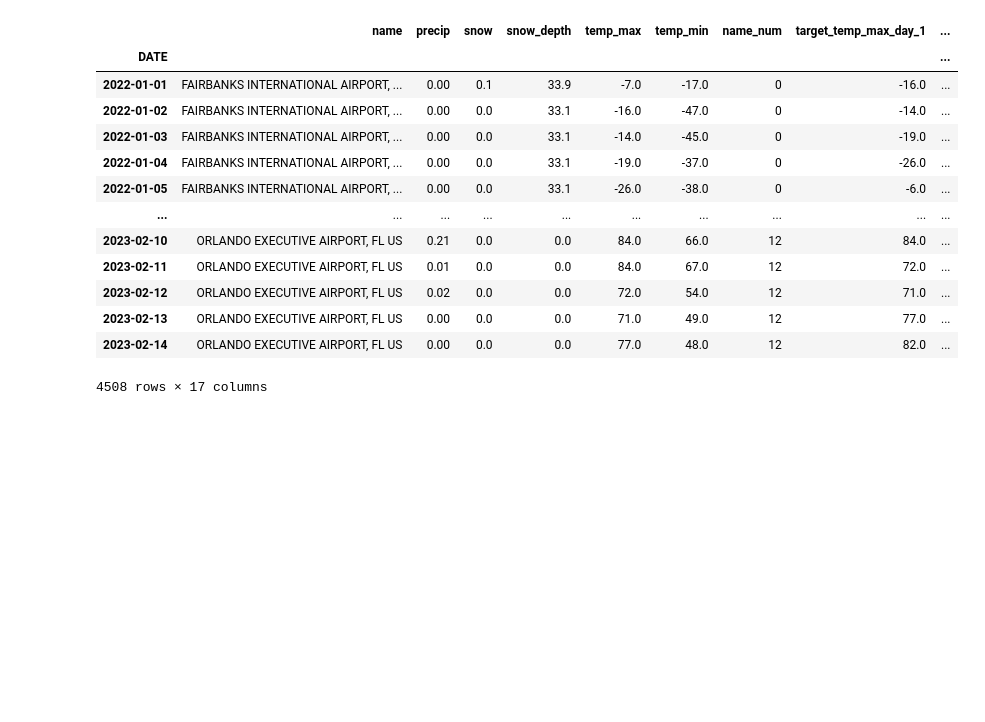
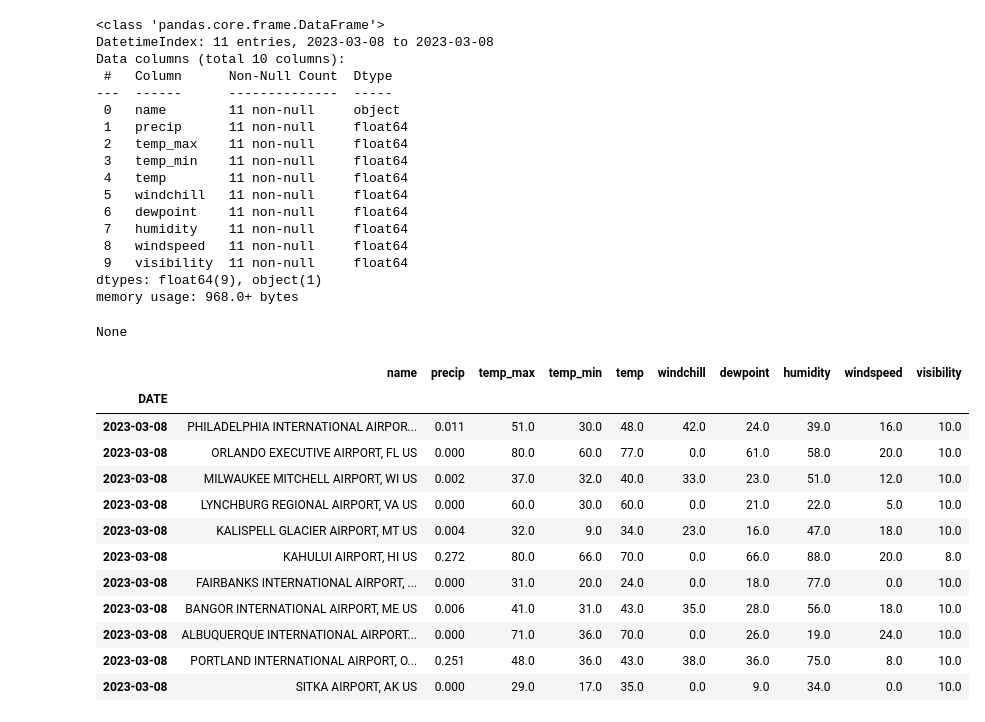
Before and after one commit to Reed-Carter/Weather_Forcaster, a Jupyter notebook: weather_forecast.ipynb, the cells around one changed output. Cells and saved outputs as stored; diff of their text form; code cells hidden in the pictures; blank space fills up the shorter version.

```diff
--- a/weather_forecast.ipynb
+++ b/weather_forecast.ipynb
@@ -301,23 +294,46 @@ source_df.index.names = ['DATE']
 
 #combine source df and test set so the test set had the most current info
 test_set_forecast = pd.concat([test_set, source_df])
-test_set_forecast = test_set_forecast[['name','precip','temp_max','temp_min']]
-display(test_set)
+#map each citiy to a numerical values to be used in the regression analysis
+test_set_forecast['name'] = test_set_forecast['name'].astype('category')
+test_set_forecast['city_number'] = test_set_forecast['name'].cat.codes
+test_set_forecast = test_set_forecast[['name','precip','temp_max','temp_min','city_number']]
+display(source_df.info())
 # %% [output]
-|  | name | precip | snow | snow_depth | temp_max | temp_min | name_num | target_temp_max_day_1 | ... |
-| DATE |  |  |  |  |  |  |  |  | ... |
-| 2022-01-01 | FAIRBANKS INTERNATIONAL AIRPORT, ... | 0.00 | 0.1 | 33.9 | -7.0 | -17.0 | 0 | -16.0 | ... |
-| 2022-01-02 | FAIRBANKS INTERNATIONAL AIRPORT, ... | 0.00 | 0.0 | 33.1 | -16.0 | -47.0 | 0 | -14.0 | ... |
-| 2022-01-03 | FAIRBANKS INTERNATIONAL AIRPORT, ... | 0.00 | 0.0 | 33.1 | -14.0 | -45.0 | 0 | -19.0 | ... |
-| 2022-01-04 | FAIRBANKS INTERNATIONAL AIRPORT, ... | 0.00 | 0.0 | 33.1 | -19.0 | -37.0 | 0 | -26.0 | ... |
-| 2022-01-05 | FAIRBANKS INTERNATIONAL AIRPORT, ... | 0.00 | 0.0 | 33.1 | -26.0 | -38.0 | 0 | -6.0 | ... |
-| ... | ... | ... | ... | ... | ... | ... | ... | ... | ... |
-| 2023-02-10 | ORLANDO EXECUTIVE AIRPORT, FL US | 0.21 | 0.0 | 0.0 | 84.0 | 66.0 | 12 | 84.0 | ... |
-| 2023-02-11 | ORLANDO EXECUTIVE AIRPORT, FL US | 0.01 | 0.0 | 0.0 | 84.0 | 67.0 | 12 | 72.0 | ... |
-| 2023-02-12 | ORLANDO EXECUTIVE AIRPORT, FL US | 0.02 | 0.0 | 0.0 | 72.0 | 54.0 | 12 | 71.0 | ... |
-| 2023-02-13 | ORLANDO EXECUTIVE AIRPORT, FL US | 0.00 | 0.0 | 0.0 | 71.0 | 49.0 | 12 | 77.0 | ... |
-| 2023-02-14 | ORLANDO EXECUTIVE AIRPORT, FL US | 0.00 | 0.0 | 0.0 | 77.0 | 48.0 | 12 | 82.0 | ... |
-4508 rows × 17 columns
+<class 'pandas.core.frame.DataFrame'>
+DatetimeIndex: 11 entries, 2023-03-08 to 2023-03-08
+Data columns (total 10 columns):
+ #   Column      Non-Null Count  Dtype
+---  ------      --------------  -----
+ 0   name        11 non-null     object
+ 1   precip      11 non-null     float64
+ 2   temp_max    11 non-null     float64
+ 3   temp_min    11 non-null     float64
+ 4   temp        11 non-null     float64
+ 5   windchill   11 non-null     float64
+ 6   dewpoint    11 non-null     float64
+ 7   humidity    11 non-null     float64
+ 8   windspeed   11 non-null     float64
+ 9   visibility  11 non-null     float64
+dtypes: float64(9), object(1)
+memory usage: 968.0+ bytes
+None
+# %%
+display(source_df.head(11))
+# %% [output]
+|  | name | precip | temp_max | temp_min | temp | windchill | dewpoint | humidity | windspeed | visibility |
+| DATE |  |  |  |  |  |  |  |  |  |  |
+| 2023-03-08 | PHILADELPHIA INTERNATIONAL AIRPOR... | 0.011 | 51.0 | 30.0 | 48.0 | 42.0 | 24.0 | 39.0 | 16.0 | 10.0 |
+| 2023-03-08 | ORLANDO EXECUTIVE AIRPORT, FL US | 0.000 | 80.0 | 60.0 | 77.0 | 0.0 | 61.0 | 58.0 | 20.0 | 10.0 |
+| 2023-03-08 | MILWAUKEE MITCHELL AIRPORT, WI US | 0.002 | 37.0 | 32.0 | 40.0 | 33.0 | 23.0 | 51.0 | 12.0 | 10.0 |
+| 2023-03-08 | LYNCHBURG REGIONAL AIRPORT, VA US | 0.000 | 60.0 | 30.0 | 60.0 | 0.0 | 21.0 | 22.0 | 5.0 | 10.0 |
+| 2023-03-08 | KALISPELL GLACIER AIRPORT, MT US | 0.004 | 32.0 | 9.0 | 34.0 | 23.0 | 16.0 | 47.0 | 18.0 | 10.0 |
+| 2023-03-08 | KAHULUI AIRPORT, HI US | 0.272 | 80.0 | 66.0 | 70.0 | 0.0 | 66.0 | 88.0 | 20.0 | 8.0 |
+| 2023-03-08 | FAIRBANKS INTERNATIONAL AIRPORT, ... | 0.000 | 31.0 | 20.0 | 24.0 | 0.0 | 18.0 | 77.0 | 0.0 | 10.0 |
+| 2023-03-08 | BANGOR INTERNATIONAL AIRPORT, ME US | 0.006 | 41.0 | 31.0 | 43.0 | 35.0 | 28.0 | 56.0 | 18.0 | 10.0 |
+| 2023-03-08 | ALBUQUERQUE INTERNATIONAL AIRPORT... | 0.000 | 71.0 | 36.0 | 70.0 | 0.0 | 26.0 | 19.0 | 24.0 | 10.0 |
+| 2023-03-08 | PORTLAND INTERNATIONAL AIRPORT, O... | 0.251 | 48.0 | 36.0 | 43.0 | 38.0 | 36.0 | 75.0 | 8.0 | 10.0 |
+| 2023-03-08 | SITKA AIRPORT, AK US | 0.000 | 29.0 | 17.0 | 35.0 | 0.0 | 9.0 | 34.0 | 0.0 | 10.0 |
 # %%
 #-----------------create/test data model--------------------------------
 #using Ridge regression to minimize overfitting
```
Also changed, not shown: parts of 10 cells of this notebook.
